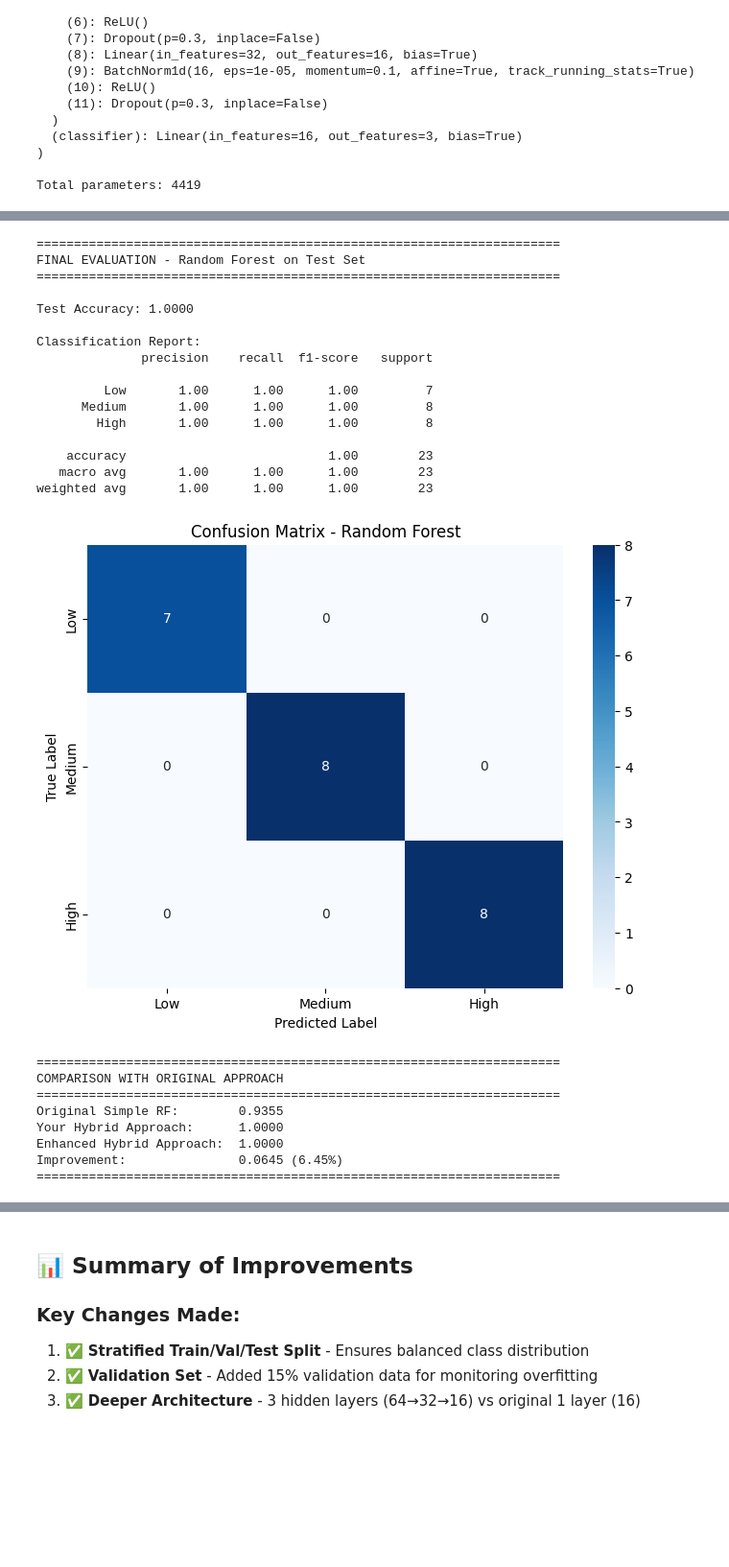
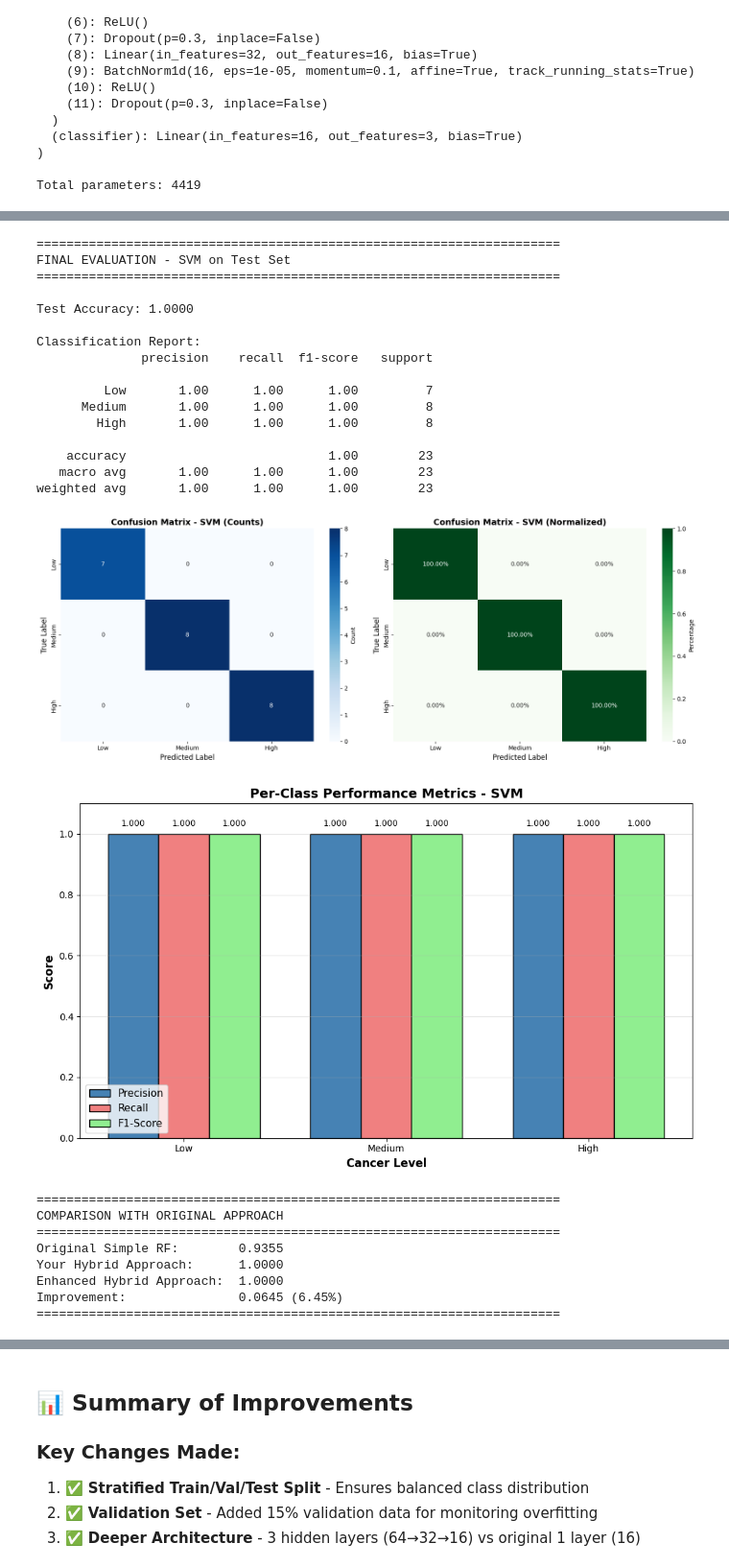
Before and after one commit to madhurchouhan7/PyTorch, a Jupyter notebook: lung_cancer.ipynb, the cells around one changed output, grey strips where cells are left out. Shown at 96% size. Drawn from its saved outputs; the diff is of its cells as text; code cells hidden in the pictures; blank space fills up the shorter version.

```diff
--- a/lung_cancer.ipynb
+++ b/lung_cancer.ipynb
@@ -576,8 +1103,9 @@ Best Model: Random Forest with Test Accuracy: 1.0000
 # %%
 # ===== STEP 6: Detailed Evaluation of Best Model =====
 
-from sklearn.metrics import classification_report, confusion_matrix
-import seaborn as sns
+from sklearn.metrics import classification_report, confusion_matrix, roc_curve, auc
+from sklearn.preprocessing import label_binarize
+from itertools import cycle
 
 y_pred = best_model.predict(X_test_features)
 
@@ -590,44 +1118,93 @@ print(f"Test Accuracy: {accuracy_score(y_test_imp, y_pred):.4f}\n")
 print("Classification Report:")
 print(classification_report(y_test_imp, y_pred, target_names=['Low', 'Medium', 'High']))
 
-# Confusion Matrix
+# Enhanced Confusion Matrix
 cm = confusion_matrix(y_test_imp, y_pred)
-plt.figure(figsize=(8, 6))
-sns.heatmap(cm, annot=True, fmt='d', cmap='Blues',
+
+fig, axes = plt.subplots(1, 2, figsize=(16, 6))
+
+# Confusion Matrix - Count
+sns.heatmap(cm, annot=True, fmt='d', cmap='Blues', ax=axes[0],
             xticklabels=['Low', 'Medium', 'High'],
-            yticklabels=['Low', 'Medium', 'High'])
-plt.title(f'Confusion Matrix - {best_name}')
-plt.ylabel('True Label')
-plt.xlabel('Predicted Label')
+            yticklabels=['Low', 'Medium', 'High'],
+            cbar_kws={'label': 'Count'})
+axes[0].set_title(f'Confusion Matrix - {best_name} (Counts)', fontsize=14, fontweight='bold')
+axes[0].set_ylabel('True Label', fontsize=12)
+axes[0].set_xlabel('Predicted Label', fontsize=12)
+
+# Confusion Matrix - Normalized
+cm_normalized = cm.astype('float') / cm.sum(axis=1)[:, np.newaxis]
+sns.heatmap(cm_normalized, annot=True, fmt='.2%', cmap='Greens', ax=axes[1],
+            xticklabels=['Low', 'Medium', 'High'],
+            yticklabels=['Low', 'Medium', 'High'],
+            cbar_kws={'label': 'Percentage'})
+axes[1].set_title(f'Confusion Matrix - {best_name} (Normalized)', fontsize=14, fontweight='bold')
+axes[1].set_ylabel('True Label', fontsize=12)
+axes[1].set_xlabel('Predicted Label', fontsize=12)
+
+plt.tight_layout()
+plt.show()
+
+# Per-class metrics visualization
+report_dict = classification_report(y_test_imp, y_pred, target_names=['Low', 'Medium', 'High'], output_dict=True)
+classes = ['Low', 'Medium', 'High']
+precision = [report_dict[c]['precision'] for c in classes]
+recall = [report_dict[c]['recall'] for c in classes]
+f1_score = [report_dict[c]['f1-score'] for c in classes]
+
+fig, ax = plt.subplots(figsize=(10, 6))
+x = np.arange(len(classes))
+width = 0.25
+
+ax.bar(x - width, precision, width, label='Precision', color='steelblue', edgecolor='black')
+ax.bar(x, recall, width, label='Recall', color='lightcoral', edgecolor='black')
+ax.bar(x + width, f1_score, width, label='F1-Score', color='lightgreen', edgecolor='black')
+
+ax.set_xlabel('Cancer Level', fontsize=12, fontweight='bold')
+ax.set_ylabel('Score', fontsize=12, fontweight='bold')
+ax.set_title(f'Per-Class Performance Metrics - {best_name}', fontsize=14, fontweight='bold')
+ax.set_xticks(x)
+ax.set_xticklabels(classes)
+ax.legend(fontsize=11)
+ax.grid(axis='y', alpha=0.3)
+ax.set_ylim([0, 1.1])
+
+for i, (p, r, f) in enumerate(zip(precision, recall, f1_score)):
+    ax.text(i - width, p + 0.02, f'{p:.3f}', ha='center', va='bottom', fontsize=9)
+    ax.text(i, r + 0.02, f'{r:.3f}', ha='center', va='bottom', fontsize=9)
+    ax.text(i + width, f + 0.02, f'{f:.3f}', ha='center', va='bottom', fontsize=9)
+
+plt.tight_layout()
 plt.show()
 
 # Compare with original approach
 print(f"\n{'=' * 70}")
 print("COMPARISON WITH ORIGINAL APPROACH")
 print(f"{'=' * 70}")
 print(f"Original Simple RF:        0.9355")
 print(f"Your Hybrid Approach:      {accuracy_score(y_test_imp, y_pred):.4f}")
 print(f"Enhanced Hybrid Approach:  {best_acc:.4f}")
 print(f"Improvement:               {(best_acc - 0.9355):.4f} ({(best_acc - 0.9355)*100:.2f}%)")
 print(f"{'=' * 70}")
 # %% [output]
 ======================================================================
-FINAL EVALUATION - Random Forest on Test Set
+FINAL EVALUATION - SVM on Test Set
 ======================================================================
 
 Test Accuracy: 1.0000
 
 Classification Report:
               precision    recall  f1-score   support
 
          Low       1.00      1.00      1.00         7
       Medium       1.00      1.00      1.00         8
         High       1.00      1.00      1.00         8
 
     accuracy                           1.00        23
    macro avg       1.00      1.00      1.00        23
 weighted avg       1.00      1.00      1.00        23
-[figure, old version]
+[figure, new version]
+[figure, added]
 ======================================================================
 COMPARISON WITH ORIGINAL APPROACH
 ======================================================================
```
Also changed, not shown: parts of 38 cells of this notebook, 2 other files.
